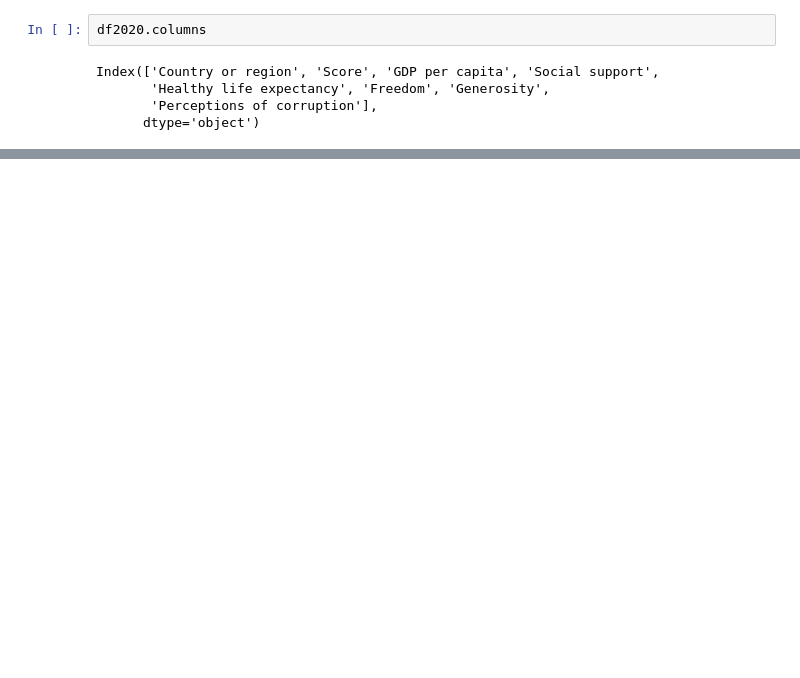
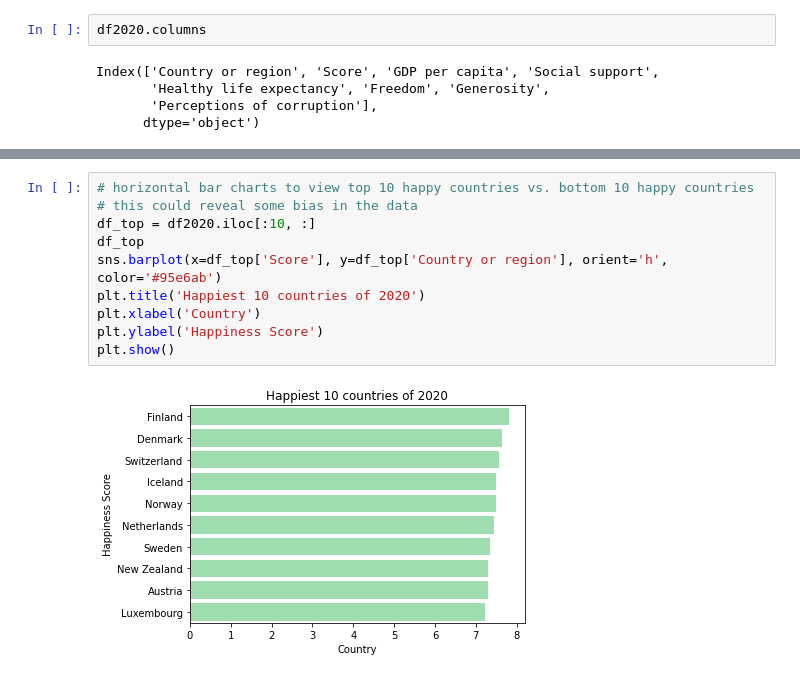
Before and after one commit to tterrytran95/happinesspro, a Jupyter notebook: EDA for potential datasets.ipynb, the cells around one changed output, grey strips where cells are left out. Saved outputs shown, nothing was run; the diff lists cells and outputs as text; blank space fills up the shorter version.

Commit message:
visualizations for world map and bar chart

```diff
--- a/EDA for potential datasets.ipynb
+++ b/EDA for potential datasets.ipynb
@@ -304,0 +204,12 @@ len(df['Country or region'].unique())
+# %%
+# horizontal bar charts to view top 10 happy countries vs. bottom 10 happy countries
+# this could reveal some bias in the data
+df_top = df2020.iloc[:10, :]
+df_top
+sns.barplot(x=df_top['Score'], y=df_top['Country or region'], orient='h', color='#95e6ab')
+plt.title('Happiest 10 countries of 2020')
+plt.xlabel('Country')
+plt.ylabel('Happiness Score')
+plt.show()
+# %% [output]
+[figure, added]
```
Also changed, not shown: parts of 27 cells of this notebook.
